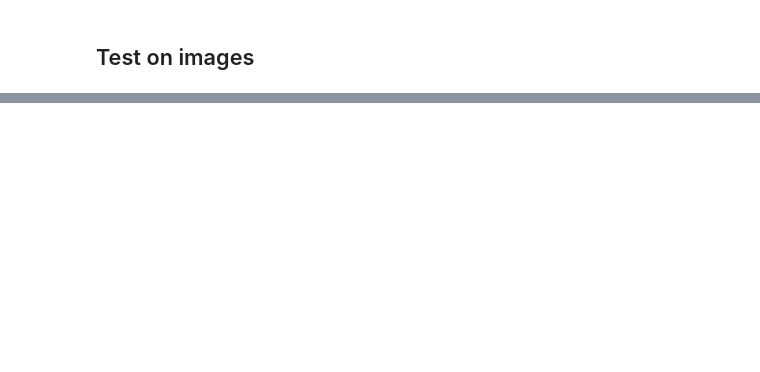
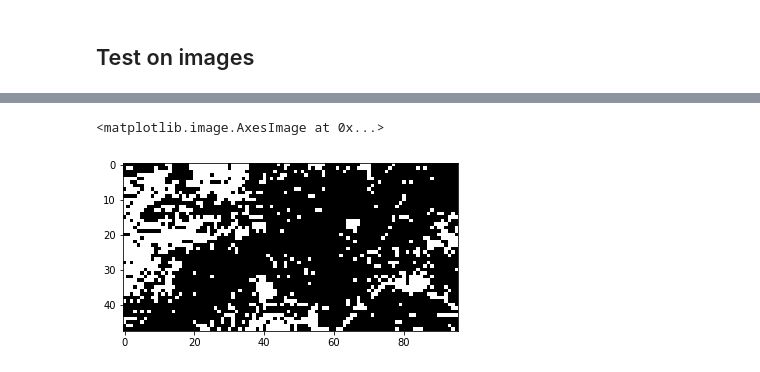
Before and after one commit to LuiseStrathe/urbaneagle_visionai, a Jupyter notebook: notebooks/Base_Model_02.ipynb, the cells around one changed output, grey strips where cells are left out. Drawn from its saved outputs; the diff is of its cells as text; code cells hidden in the pictures; blank space fills up the shorter version.

Commit message:
Base_Model update 2

```diff
--- a/notebooks/Base_Model_02.ipynb
+++ b/notebooks/Base_Model_02.ipynb
@@ -325,7 +305,7 @@ def make_train_set(tiles=tiles, tile_labels=tile_labels, tile_size=tile_size, ba
         image_encoded = tf.image.resize(image_encoded, (tile_size, tile_size))
         return image_encoded, label
 
-    dataset_train = dataset_train_original.map(lambda image, label: encode(image, label)).cache().shuffle(25).batch(batch_size)
+    dataset_train = dataset_train_original.map(lambda image, label: encode(image, label)).cache().shuffle(2500).batch(batch_size)
     dataset_validate = dataset_validate_original.map(lambda image, label: encode(image, label)).cache().batch(batch_size)
 
     return dataset_train, dataset_validate
@@ -350,8 +342,8 @@ def make_model_base(tile_size=tile_size):
       tf.keras.metrics.BinaryAccuracy(name='binary_accuracy'),
       tf.keras.metrics.Precision(name='precision'),
       tf.keras.metrics.Recall(name='recall'),
-      tf.keras.metrics.AUC(name='auc'),
-      tf.keras.metrics.AUC(name='prc', curve='PR'), # precision-recall curve
+      #tf.keras.metrics.AUC(name='auc'),
+      #tf.keras.metrics.AUC(name='prc', curve='PR'), # precision-recall curve
 ]
     initializer = tf.keras.initializers.GlorotUniform(seed=42)
 
@@ -369,9 +361,10 @@ def make_model_base(tile_size=tile_size):
     model.summary()
 
     model.compile(
-        loss='binary_crossentropy',
+        loss=tf.keras.losses.BinaryCrossentropy(from_logits=True),
         optimizer="adam",
         metrics=METRICS,
+
         )
     return model, METRICS
 
@@ -389,4 +400,4 @@ def train_model(model_name="latest", model=model, dataset_train=dataset_train, d
     model.save(model_name)
     return model, history, model_name
 
-model, history, model_name = train_model(model_name="model_base")
+model, history, model_name = train_model(model_name="model_base_1")
@@ -536,6 +587,6 @@ print(f"Tiles are created: {tiles.shape}.")
 # %%
 # predict
-threshold = 0.3
+threshold = 0.45
 probabilities = model.predict(tiles)
 predictions = [1 if x >= threshold else 0 for x in probabilities]
 predictions = np.array(predictions)
@@ -550,4 +601,5 @@ true_predictions = sum(1 if x == y else 0 for x, y in zip(predictions, tile_labe
 tiles_show = predictions.reshape(num_vertical_tiles, num_horizontal_tiles)
 tiles_show[tiles_show == 0] = 0
 tiles_show[tiles_show > 0] = 1
-plt.imshow(tiles_show)
+plt.imshow(tiles_show, cmap='gray')
+# %% [output]
@@ -554,2 +607,4 @@ plt.imshow(tiles_show)
+<matplotlib.image.AxesImage at 0x...>
+[figure, added]
 # %%
 plt.imshow(orig_image)
```
Also changed, not shown: parts of 22 cells of this notebook, 8 other files.
